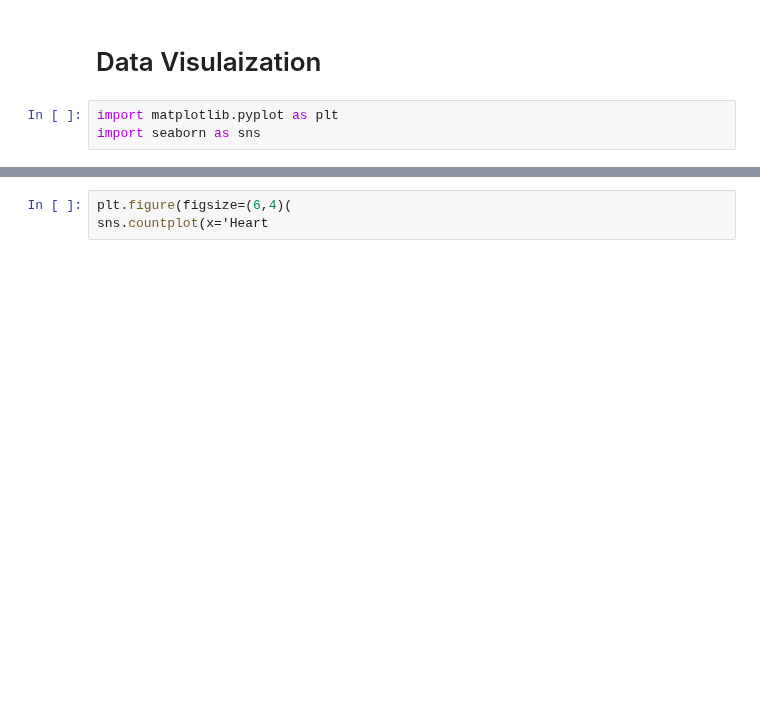
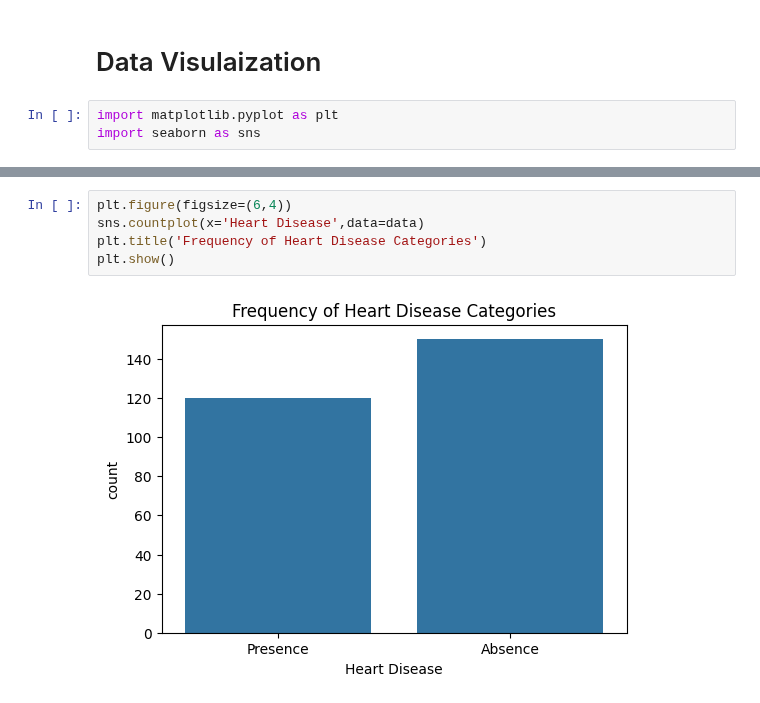
Before and after one commit to SanjilaGangaju/ExploratoryDataAnalysis_usingPython, a Jupyter notebook: Heartdisease.ipynb, the cells around one changed output, grey strips where cells are left out. Drawn from its saved outputs; the diff is of its cells as text; blank space fills up the shorter version.

```diff
--- a/Heartdisease.ipynb
+++ b/Heartdisease.ipynb
@@ -134,3 +133,7 @@ plt.show()
 # %%
-plt.figure(figsize=(6,4)(
-sns.countplot(x='Heart
+plt.figure(figsize=(6,4))
+sns.countplot(x='Heart Disease',data=data)
+plt.title('Frequency of Heart Disease Categories')
+plt.show()
+# %% [output]
+[figure, added]
```
Also changed, not shown: parts of 2 cells of this notebook.
